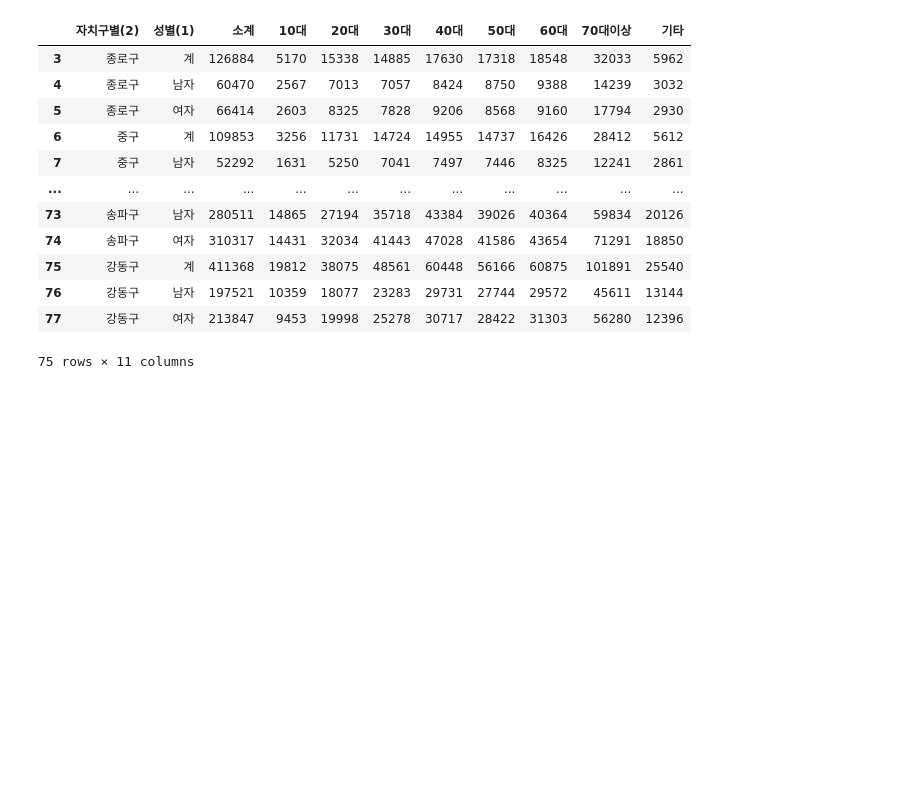
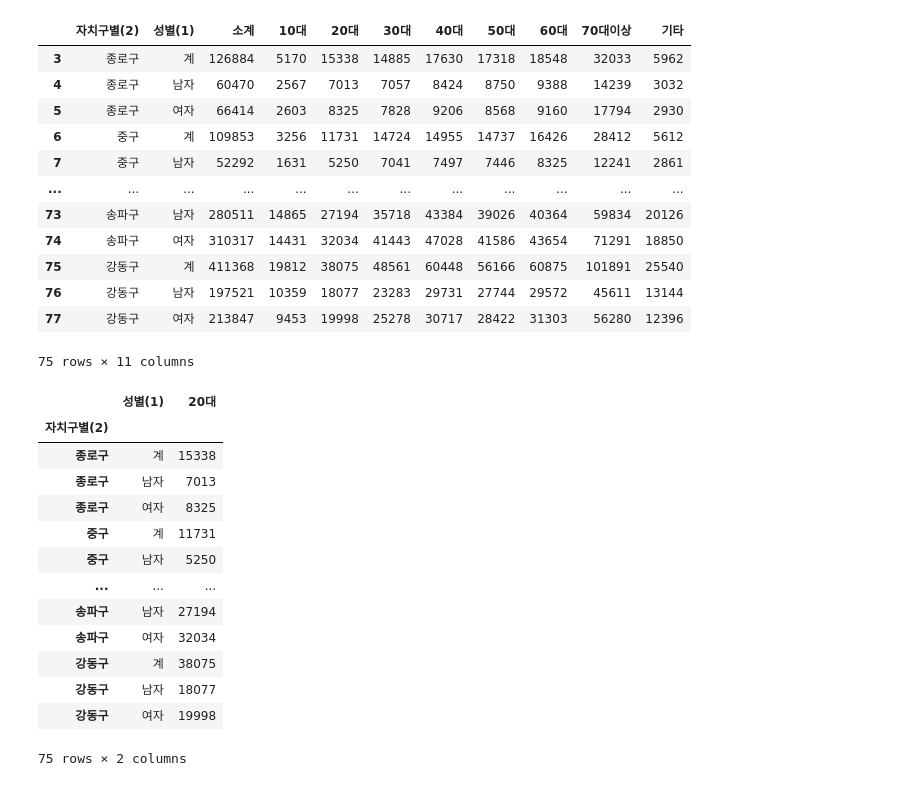
Before and after one commit to Aimerlee123/Python-teamproject, a Jupyter notebook: 공공자전거_이용현황_분석.ipynb, the cells around one changed output. Cells and saved outputs as stored; diff of their text form; code cells hidden in the pictures; blank space fills up the shorter version.

```diff
--- a/공공자전거_이용현황_분석.ipynb
+++ b/공공자전거_이용현황_분석.ipynb
@@ -215,0 +218,18 @@ guage
+# %%
+guage_20=guage[['성별(1)','20대']]
+guage_20
+# %% [output]
+|  | 성별(1) | 20대 |
+| 자치구별(2) |  |  |
+| 종로구 | 계 | 15338 |
+| 종로구 | 남자 | 7013 |
+| 종로구 | 여자 | 8325 |
+| 중구 | 계 | 11731 |
+| 중구 | 남자 | 5250 |
+| ... | ... | ... |
+| 송파구 | 남자 | 27194 |
+| 송파구 | 여자 | 32034 |
+| 강동구 | 계 | 38075 |
+| 강동구 | 남자 | 18077 |
+| 강동구 | 여자 | 19998 |
+75 rows × 2 columns
```
Also changed, not shown: parts of 4 cells of this notebook.
